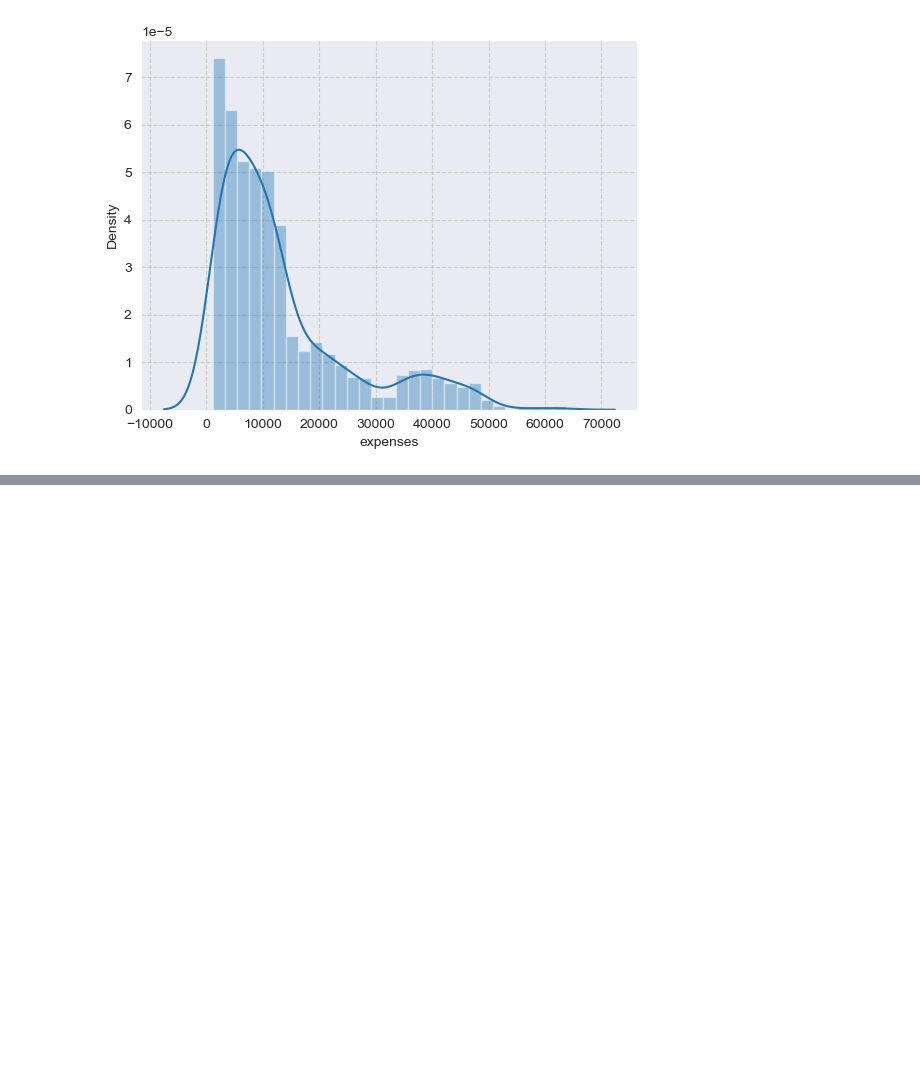
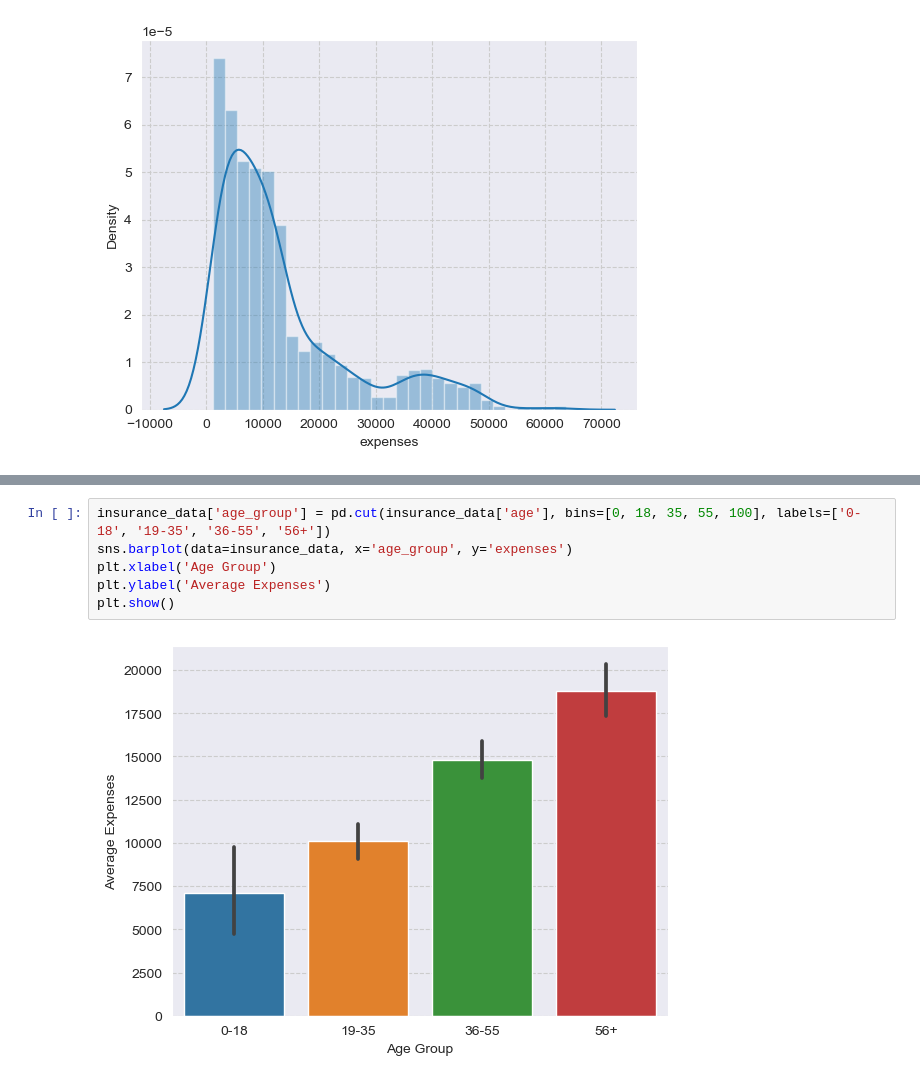
Before and after one commit to George-Mbugua/Predicting-Insurance-Premiums-A-Multiple-Linear-Regression-Model, a Jupyter notebook: Untitled-1.ipynb, the cells around one changed output, grey strips where cells are left out. Drawn from its saved outputs; the diff is of its cells as text; blank space fills up the shorter version.

```diff
--- a/Untitled-1.ipynb
+++ b/Untitled-1.ipynb
@@ -244,0 +300,8 @@ sns.distplot(insurance_data.expenses)
+# %%
+insurance_data['age_group'] = pd.cut(insurance_data['age'], bins=[0, 18, 35, 55, 100], labels=['0-18', '19-35', '36-55', '56+'])
+sns.barplot(data=insurance_data, x='age_group', y='expenses')
+plt.xlabel('Age Group')
+plt.ylabel('Average Expenses')
+plt.show()
+# %% [output]
+[figure, added]
```
Also changed, not shown: parts of 29 cells of this notebook.
